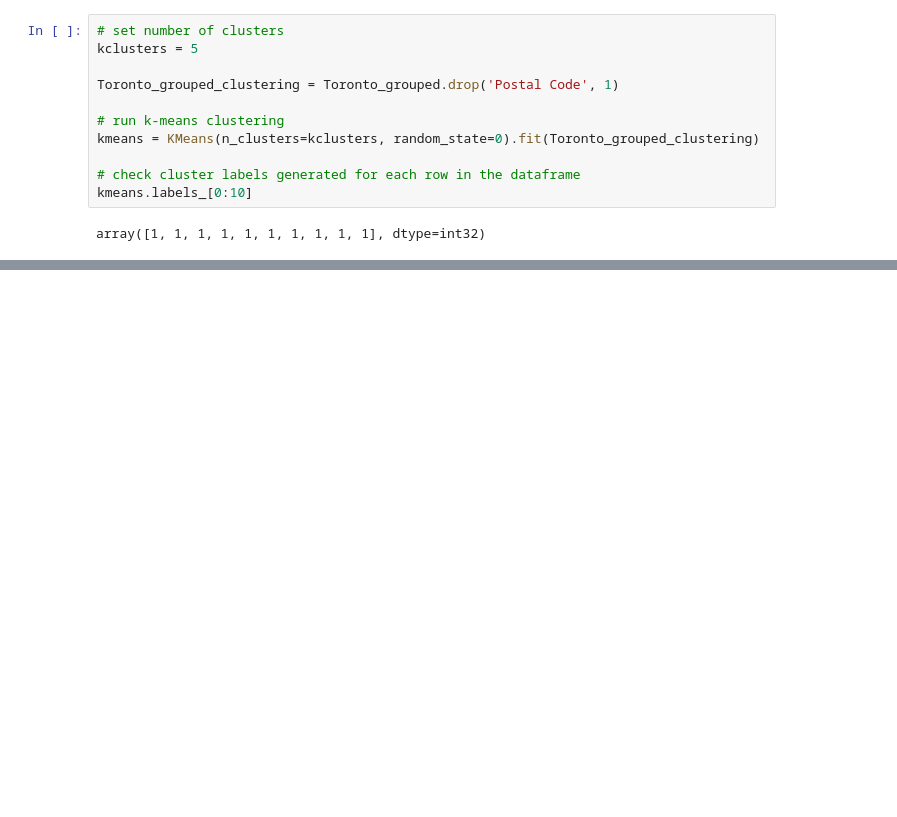
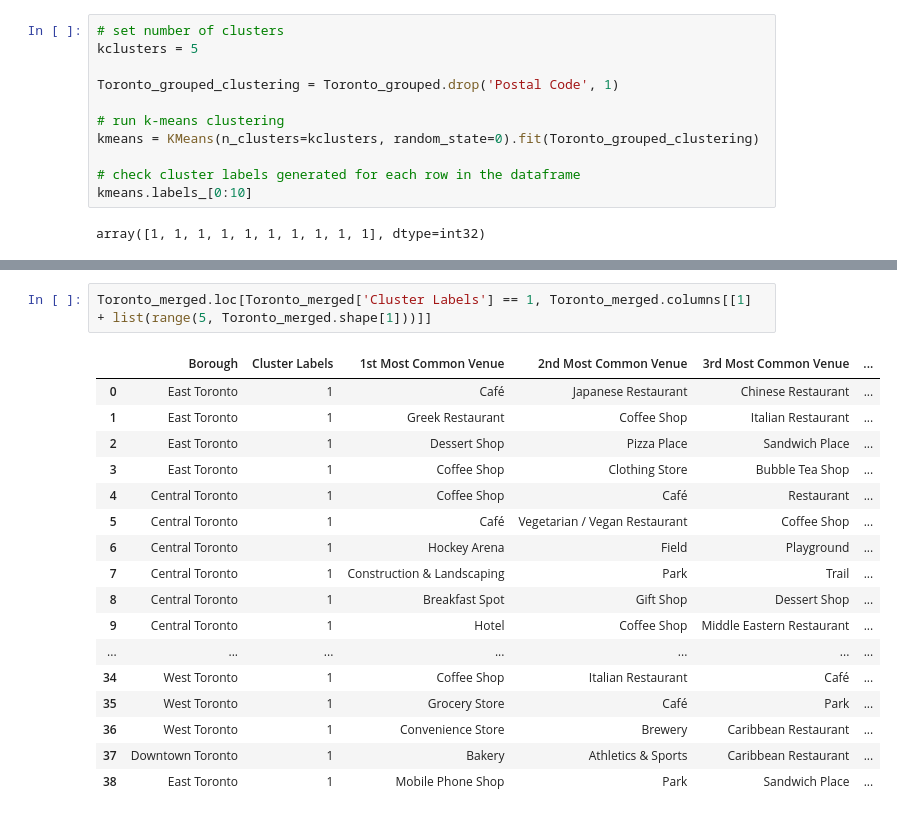
Before and after one commit to ambuj-saxena/Coursera_Capstone, a Jupyter notebook: Segmenting and Clustering Neighborhoods in Toronto.ipynb, the cells around one changed output, grey strips where cells are left out. Drawn from its saved outputs; the diff is of its cells as text; blank space fills up the shorter version.

```diff
--- a/Segmenting and Clustering Neighborhoods in Toronto.ipynb
+++ b/Segmenting and Clustering Neighborhoods in Toronto.ipynb
@@ -398,0 +485,20 @@ array([1, 1, 1, 1, 1, 1, 1, 1, 1, 1], dtype=int32)
+# %%
+Toronto_merged.loc[Toronto_merged['Cluster Labels'] == 1, Toronto_merged.columns[[1] + list(range(5, Toronto_merged.shape[1]))]]
+# %% [output]
+|  | Borough | Cluster Labels | 1st Most Common Venue | 2nd Most Common Venue | 3rd Most Common Venue | ... |
+| 0 | East Toronto | 1 | Café | Japanese Restaurant | Chinese Restaurant | ... |
+| 1 | East Toronto | 1 | Greek Restaurant | Coffee Shop | Italian Restaurant | ... |
+| 2 | East Toronto | 1 | Dessert Shop | Pizza Place | Sandwich Place | ... |
+| 3 | East Toronto | 1 | Coffee Shop | Clothing Store | Bubble Tea Shop | ... |
+| 4 | Central Toronto | 1 | Coffee Shop | Café | Restaurant | ... |
+| 5 | Central Toronto | 1 | Café | Vegetarian / Vegan Restaurant | Coffee Shop | ... |
+| 6 | Central Toronto | 1 | Hockey Arena | Field | Playground | ... |
+| 7 | Central Toronto | 1 | Construction & Landscaping | Park | Trail | ... |
+| 8 | Central Toronto | 1 | Breakfast Spot | Gift Shop | Dessert Shop | ... |
+| 9 | Central Toronto | 1 | Hotel | Coffee Shop | Middle Eastern Restaurant | ... |
+| ... | ... | ... | ... | ... | ... | ... |
+| 34 | West Toronto | 1 | Coffee Shop | Italian Restaurant | Café | ... |
+| 35 | West Toronto | 1 | Grocery Store | Café | Park | ... |
+| 36 | West Toronto | 1 | Convenience Store | Brewery | Caribbean Restaurant | ... |
+| 37 | Downtown Toronto | 1 | Bakery | Athletics & Sports | Caribbean Restaurant | ... |
+| 38 | East Toronto | 1 | Mobile Phone Shop | Park | Sandwich Place | ... |
```
Also changed, not shown: parts of 19 cells of this notebook.
